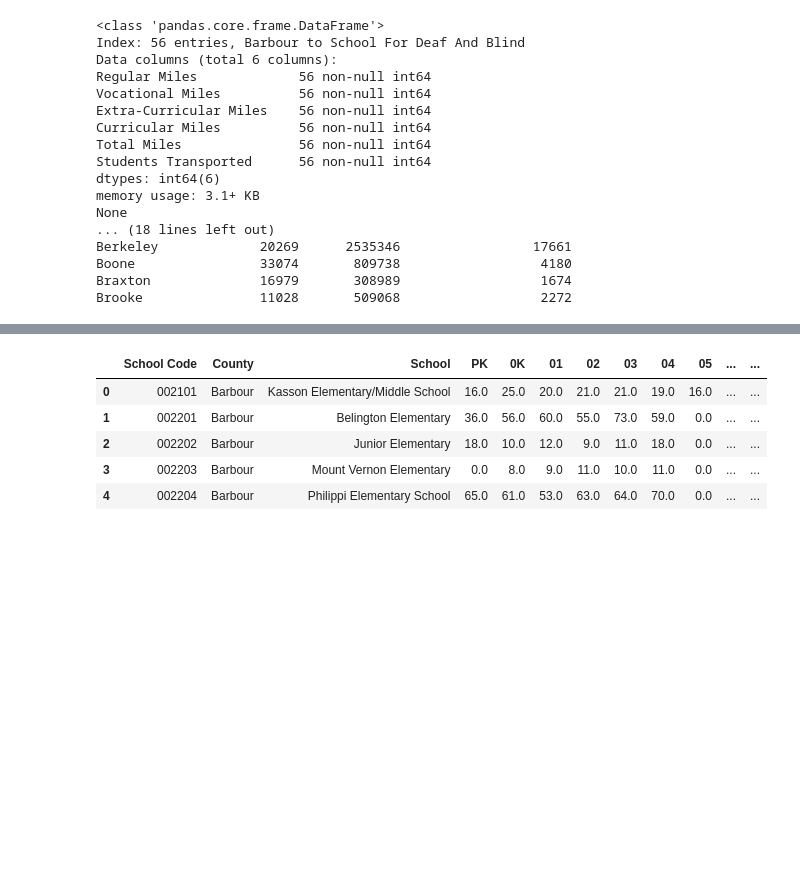
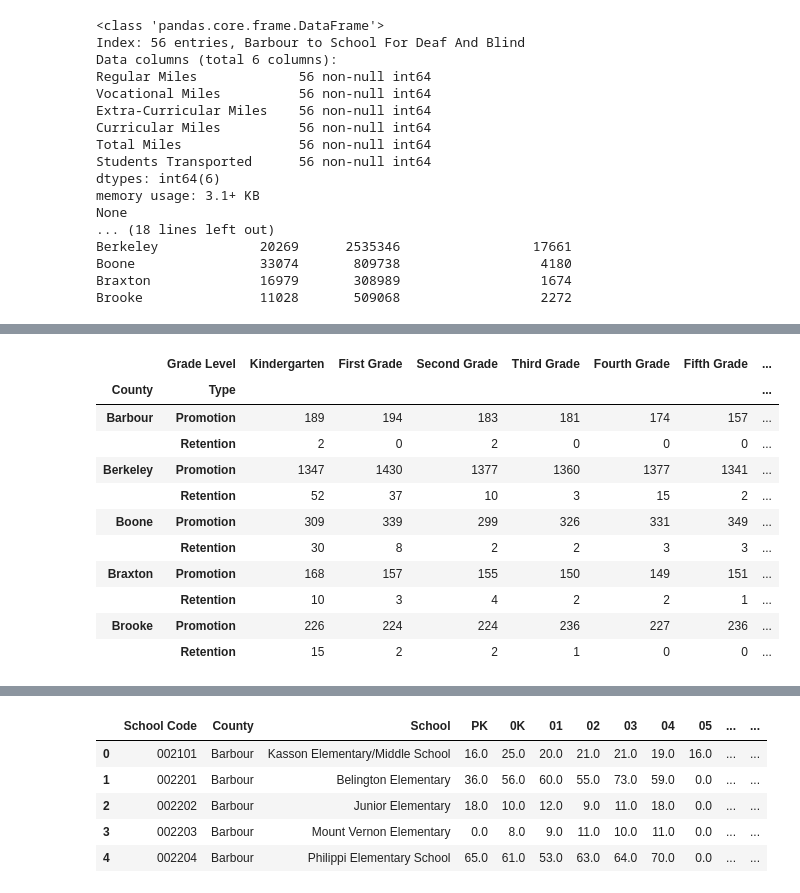
Before and after one commit to mkuehn10/springboard-data-science, a Jupyter notebook: capstone/data-wrangling/process-data-files.ipynb, the cells around one changed output, grey strips where cells are left out. Saved outputs shown, nothing was run; the diff lists cells and outputs as text; code cells hidden in the pictures; blank space fills up the shorter version.

```diff
--- a/capstone/data-wrangling/process-data-files.ipynb
+++ b/capstone/data-wrangling/process-data-files.ipynb
@@ -95,0 +112,15 @@ print()
+# %%
+prom_retention_tidy_df.pivot_table(index = ['County', 'Type'], columns = ['Grade Level'], values = 'Students').head(10)
+# %% [output]
+|  | Grade Level | Kindergarten | First Grade | Second Grade | Third Grade | Fourth Grade | Fifth Grade | ... |
+| County | Type |  |  |  |  |  |  | ... |
+| Barbour | Promotion | 189 | 194 | 183 | 181 | 174 | 157 | ... |
+|  | Retention | 2 | 0 | 2 | 0 | 0 | 0 | ... |
+| Berkeley | Promotion | 1347 | 1430 | 1377 | 1360 | 1377 | 1341 | ... |
+|  | Retention | 52 | 37 | 10 | 3 | 15 | 2 | ... |
+| Boone | Promotion | 309 | 339 | 299 | 326 | 331 | 349 | ... |
+|  | Retention | 30 | 8 | 2 | 2 | 3 | 3 | ... |
+| Braxton | Promotion | 168 | 157 | 155 | 150 | 149 | 151 | ... |
+|  | Retention | 10 | 3 | 4 | 2 | 2 | 1 | ... |
+| Brooke | Promotion | 226 | 224 | 224 | 236 | 227 | 236 | ... |
+|  | Retention | 15 | 2 | 2 | 1 | 0 | 0 | ... |
```
Also changed, not shown: parts of 7 cells of this notebook, 6 other files.
